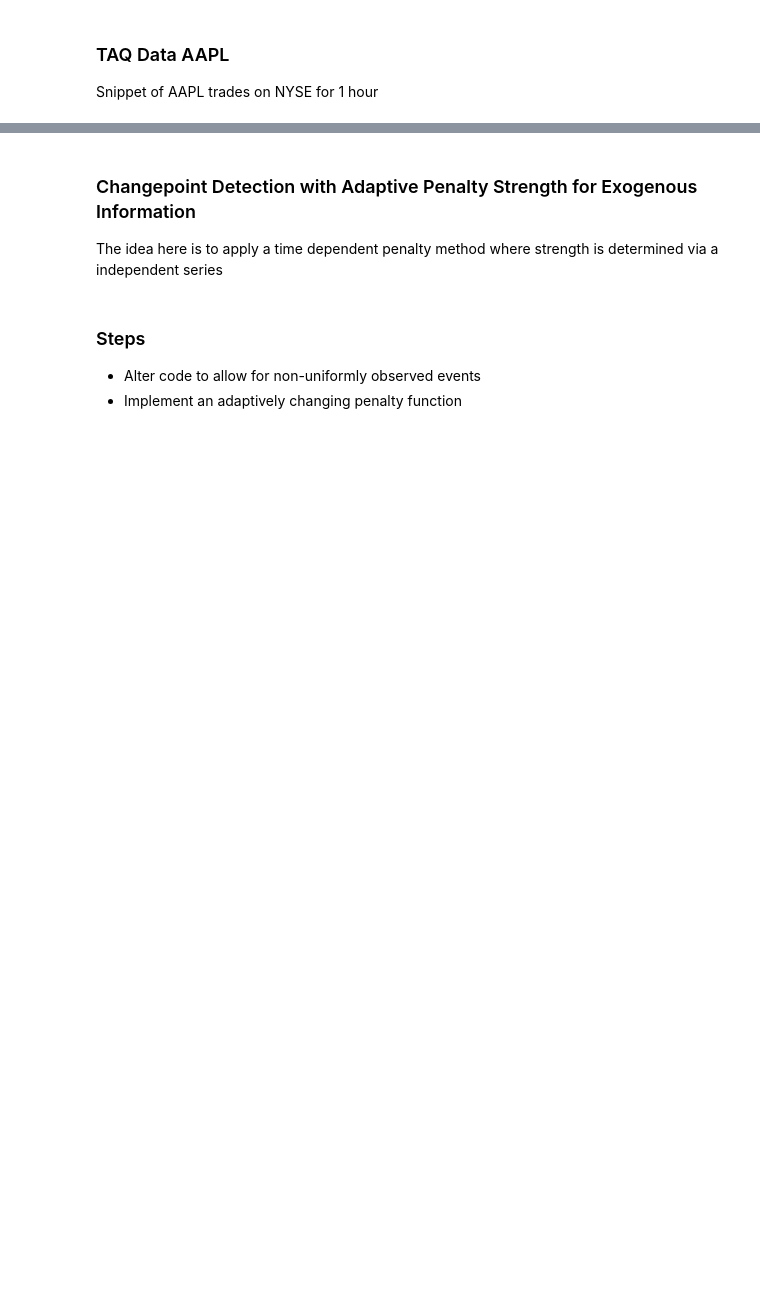
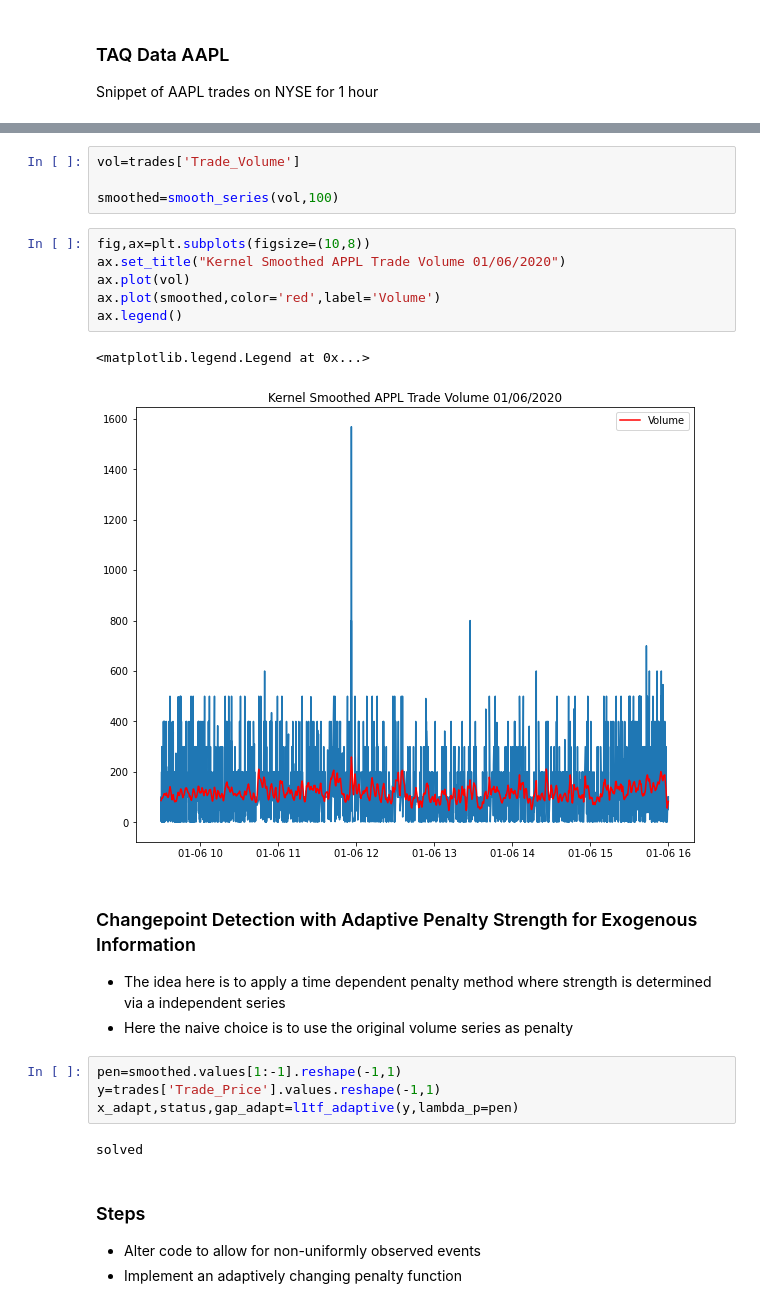
Before and after one commit to jasonbohne123/Adaptive_Signal_Estimation, a Jupyter notebook: Lasso_CPD/TAQ_Exog_News.ipynb, the cells around one changed output, grey strips where cells are left out. Cells and saved outputs as stored; diff of their text form; blank space fills up the shorter version.

```diff
--- a/Lasso_CPD/TAQ_Exog_News.ipynb
+++ b/Lasso_CPD/TAQ_Exog_News.ipynb
@@ -32,6 +100,26 @@ plt.plot(trades['Trade_Volume'])
+# %%
+vol=trades['Trade_Volume']
+
+smoothed=smooth_series(vol,100)
+# %%
+fig,ax=plt.subplots(figsize=(10,8))
+ax.set_title("Kernel Smoothed APPL Trade Volume 01/06/2020")
+ax.plot(vol)
+ax.plot(smoothed,color='red',label='Volume')
+ax.legend()
+# %% [output]
+<matplotlib.legend.Legend at 0x...>
+[figure, added]
 # %% [markdown]
 ### Changepoint Detection with Adaptive Penalty Strength for Exogenous Information
-The idea here is to apply a time dependent penalty method where strength is determined via a independent series
+- The idea here is to apply a time dependent penalty method where strength is determined via a independent series
+- Here the naive choice is to use the original volume series as penalty
+# %%
+pen=smoothed.values[1:-1].reshape(-1,1)
+y=trades['Trade_Price'].values.reshape(-1,1)
+x_adapt,status,gap_adapt=l1tf_adaptive(y,lambda_p=pen)
+# %% [output]
+solved
 # %% [markdown]
 ### Steps
 - Alter code to allow for non-uniformly observed events
```
Also changed, not shown: parts of 13 cells of this notebook, 2 other files.
